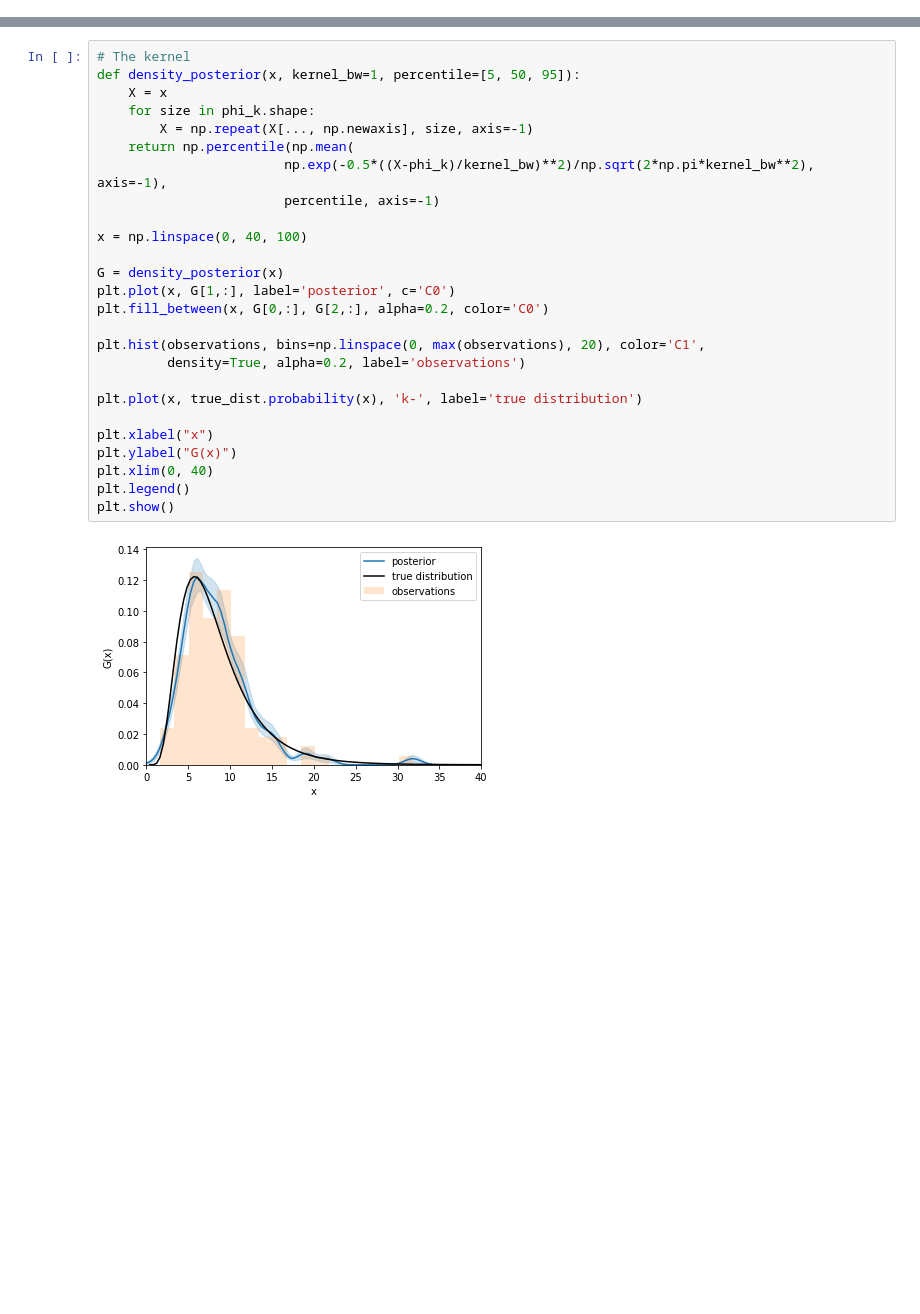
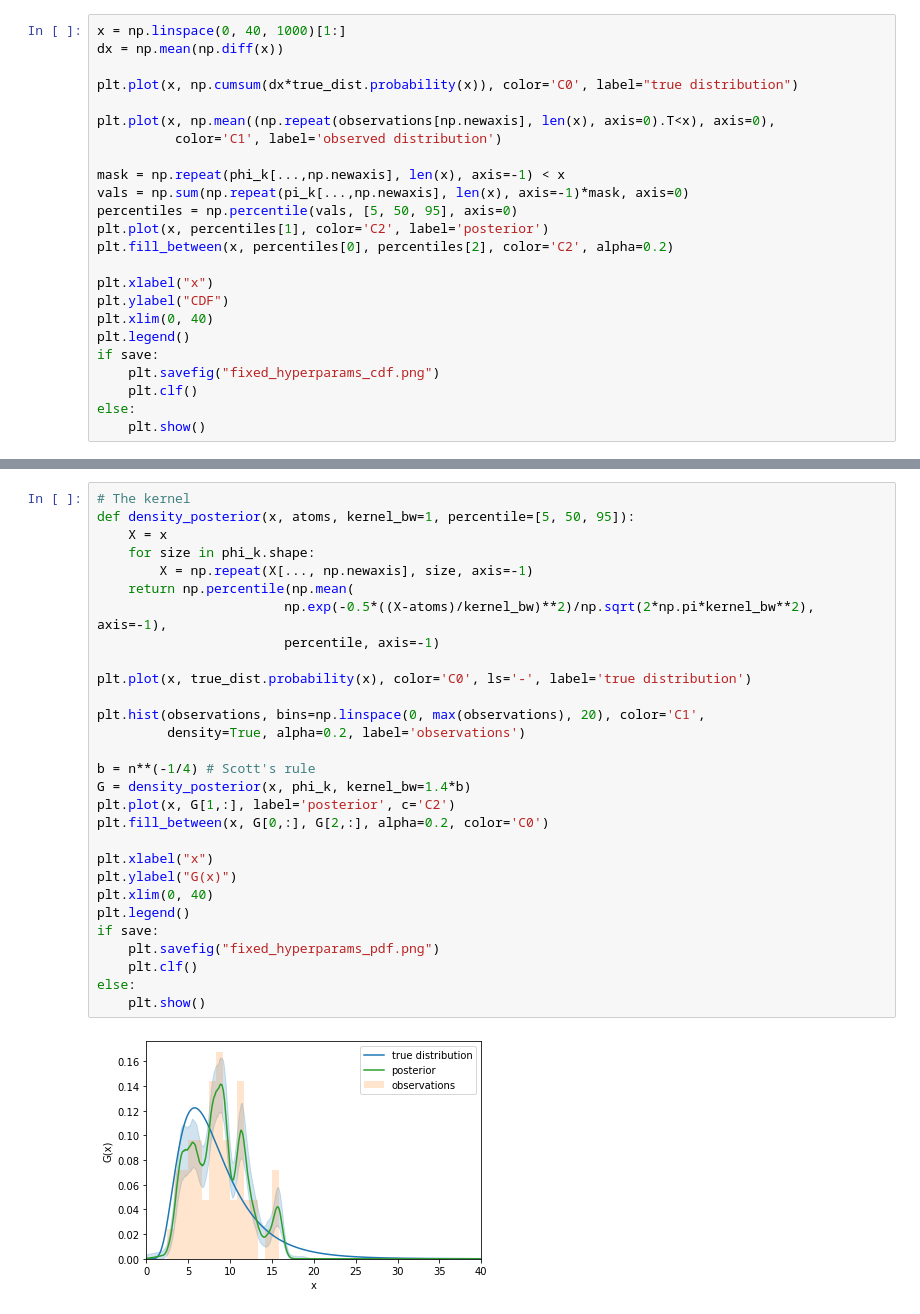
Before and after one commit to cjm96/DPplayground, a Jupyter notebook: 1D_density_estimation.ipynb, the cells around one changed output, grey strips where cells are left out. Saved outputs shown, nothing was run; the diff lists cells and outputs as text; blank space fills up the shorter version.

Commit message:
1d density estimation example notebook

```diff
--- a/1D_density_estimation.ipynb
+++ b/1D_density_estimation.ipynb
@@ -55,0 +84,24 @@ phi_k = base.sample(K*N).reshape((K, N))
+# %%
+x = np.linspace(0, 40, 1000)[1:]
+dx = np.mean(np.diff(x))
+
+plt.plot(x, np.cumsum(dx*true_dist.probability(x)), color='C0', label="true distribution")
+
+plt.plot(x, np.mean((np.repeat(observations[np.newaxis], len(x), axis=0).T<x), axis=0),
+          color='C1', label='observed distribution')
+
+mask = np.repeat(phi_k[...,np.newaxis], len(x), axis=-1) < x
+vals = np.sum(np.repeat(pi_k[...,np.newaxis], len(x), axis=-1)*mask, axis=0)
+percentiles = np.percentile(vals, [5, 50, 95], axis=0)
+plt.plot(x, percentiles[1], color='C2', label='posterior')
+plt.fill_between(x, percentiles[0], percentiles[2], color='C2', alpha=0.2)
+
+plt.xlabel("x")
+plt.ylabel("CDF")
+plt.xlim(0, 40)
+plt.legend()
+if save:
+    plt.savefig("fixed_hyperparams_cdf.png")
+    plt.clf()
+else:
+    plt.show()
@@ -58,30 +114,33 @@ In order to plot a smooth posterior on the density, we convolve each atom with a
 $$ k(x) = \frac{\exp\left(\frac{-x^2}{2b^2}\right)}{\sqrt{2\pi b^2}} . $$
 # %%
 # The kernel
-def density_posterior(x, kernel_bw=1, percentile=[5, 50, 95]):
+def density_posterior(x, atoms, kernel_bw=1, percentile=[5, 50, 95]):
     X = x
     for size in phi_k.shape:
         X = np.repeat(X[..., np.newaxis], size, axis=-1)
     return np.percentile(np.mean(
-                        np.exp(-0.5*((X-phi_k)/kernel_bw)**2)/np.sqrt(2*np.pi*kernel_bw**2), axis=-1),
+                        np.exp(-0.5*((X-atoms)/kernel_bw)**2)/np.sqrt(2*np.pi*kernel_bw**2), axis=-1),
                         percentile, axis=-1)
 
-x = np.linspace(0, 40, 100)
-
-G = density_posterior(x)
-plt.plot(x, G[1,:], label='posterior', c='C0')
-plt.fill_between(x, G[0,:], G[2,:], alpha=0.2, color='C0')
+plt.plot(x, true_dist.probability(x), color='C0', ls='-', label='true distribution')
 
 plt.hist(observations, bins=np.linspace(0, max(observations), 20), color='C1',
          density=True, alpha=0.2, label='observations')
 
-plt.plot(x, true_dist.probability(x), 'k-', label='true distribution')
+b = n**(-1/4) # Scott's rule
+G = density_posterior(x, phi_k, kernel_bw=1.4*b)
+plt.plot(x, G[1,:], label='posterior', c='C2')
+plt.fill_between(x, G[0,:], G[2,:], alpha=0.2, color='C0')
 
 plt.xlabel("x")
 plt.ylabel("G(x)")
 plt.xlim(0, 40)
 plt.legend()
-plt.show()
+if save:
+    plt.savefig("fixed_hyperparams_pdf.png")
+    plt.clf()
+else:
+    plt.show()
 # %% [output]
-[figure, old version]
+[figure, new version]
 # %% [markdown]
```
Also changed, not shown: parts of 26 cells of this notebook.
